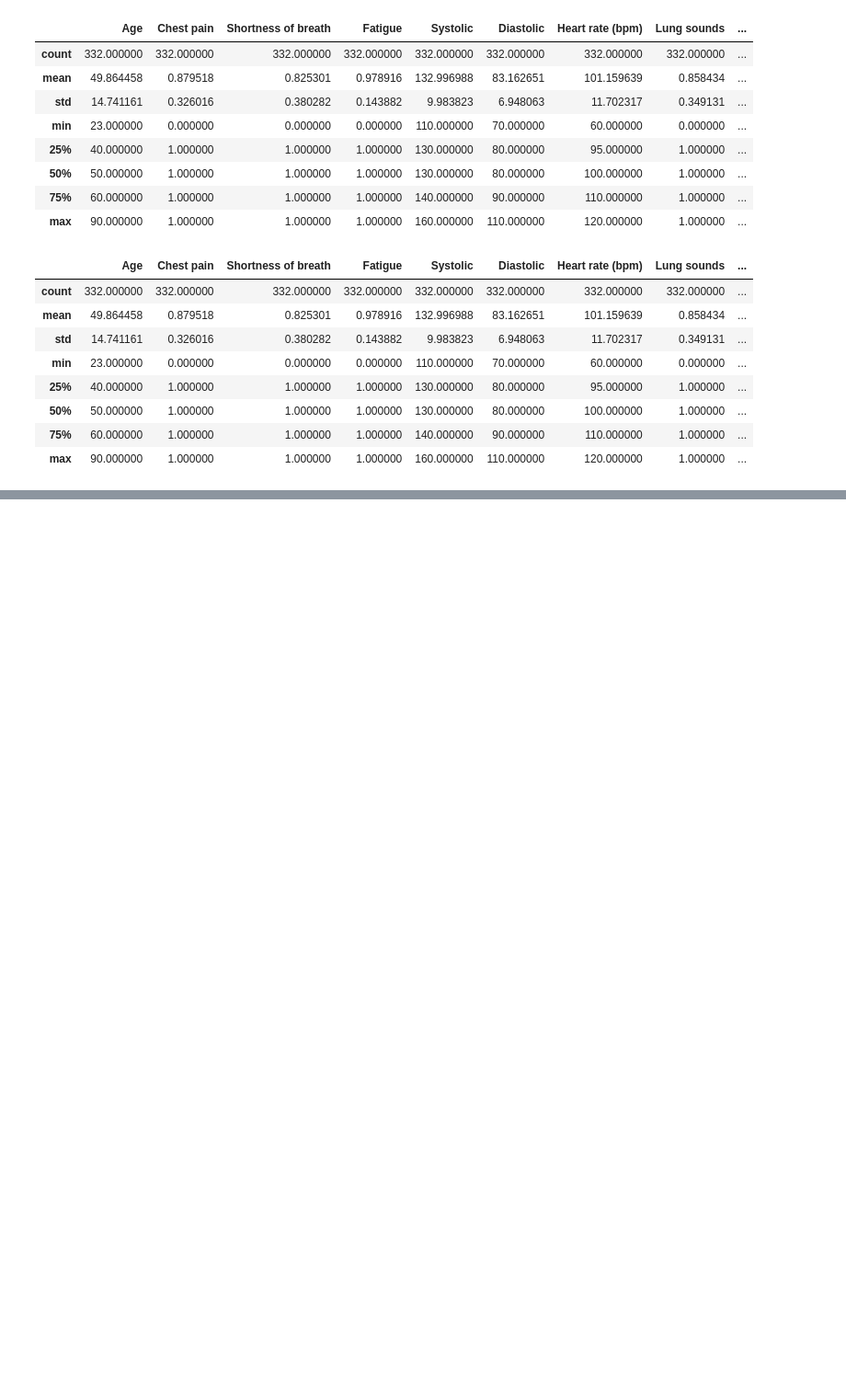
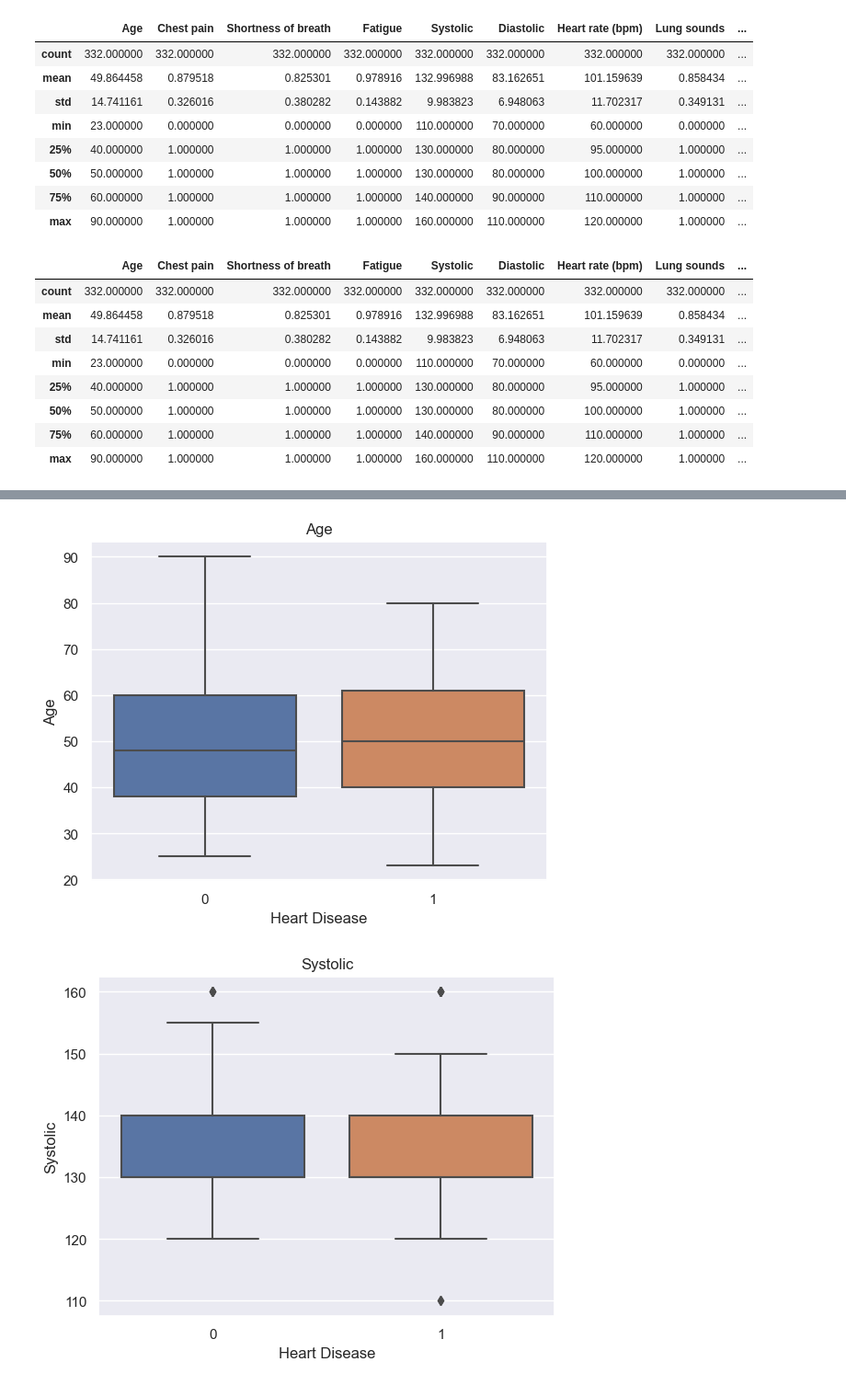
Before and after one commit to Lijiaqian1/SC1015, a Jupyter notebook: Heart_Disease.ipynb, the cells around one changed output, grey strips where cells are left out. Shown at 92% size. Cells and saved outputs as stored; diff of their text form; code cells hidden in the pictures; blank space fills up the shorter version.

```diff
--- a/Heart_Disease.ipynb
+++ b/Heart_Disease.ipynb
@@ -330,0 +374,16 @@ heartdata.describe()
+# %%
+numeric_cols = []
+for col in heartdata.columns:
+    if heartdata[col].nunique() > 2:
+        if heartdata[col].dtype == 'int64':
+            numeric_cols.append(col)
+
+# Generate boxplot for each numeric column by presence/absence of heart disease
+for col in numeric_cols:
+    plt.figure()
+    sb.boxplot(x='Heart Disease', y=col, data=heartdata)
+    plt.title(col)
+    plt.show()
+# %% [output]
+[figure, added]
+[figure, added]
```
Also changed, not shown: parts of 13 cells of this notebook.
